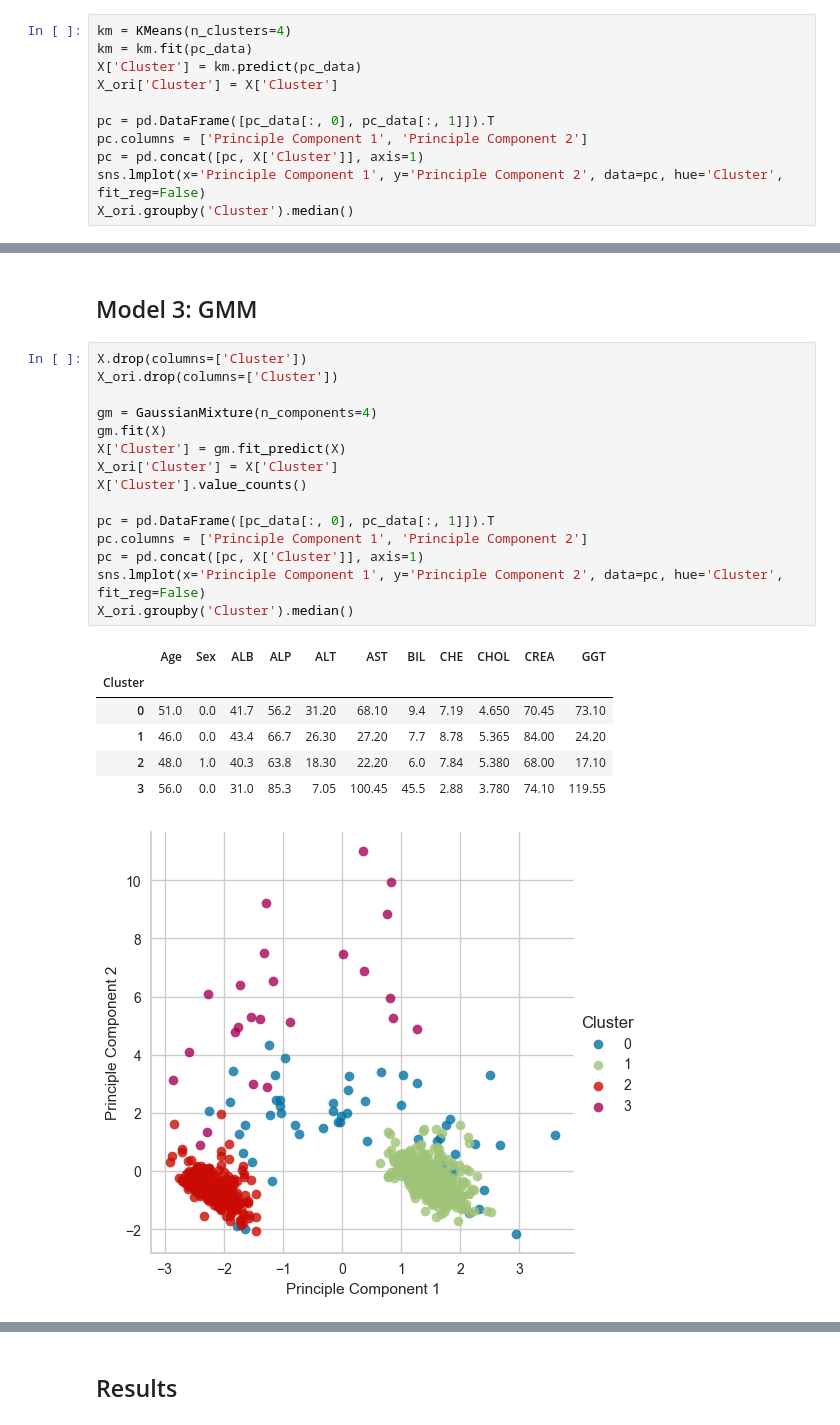
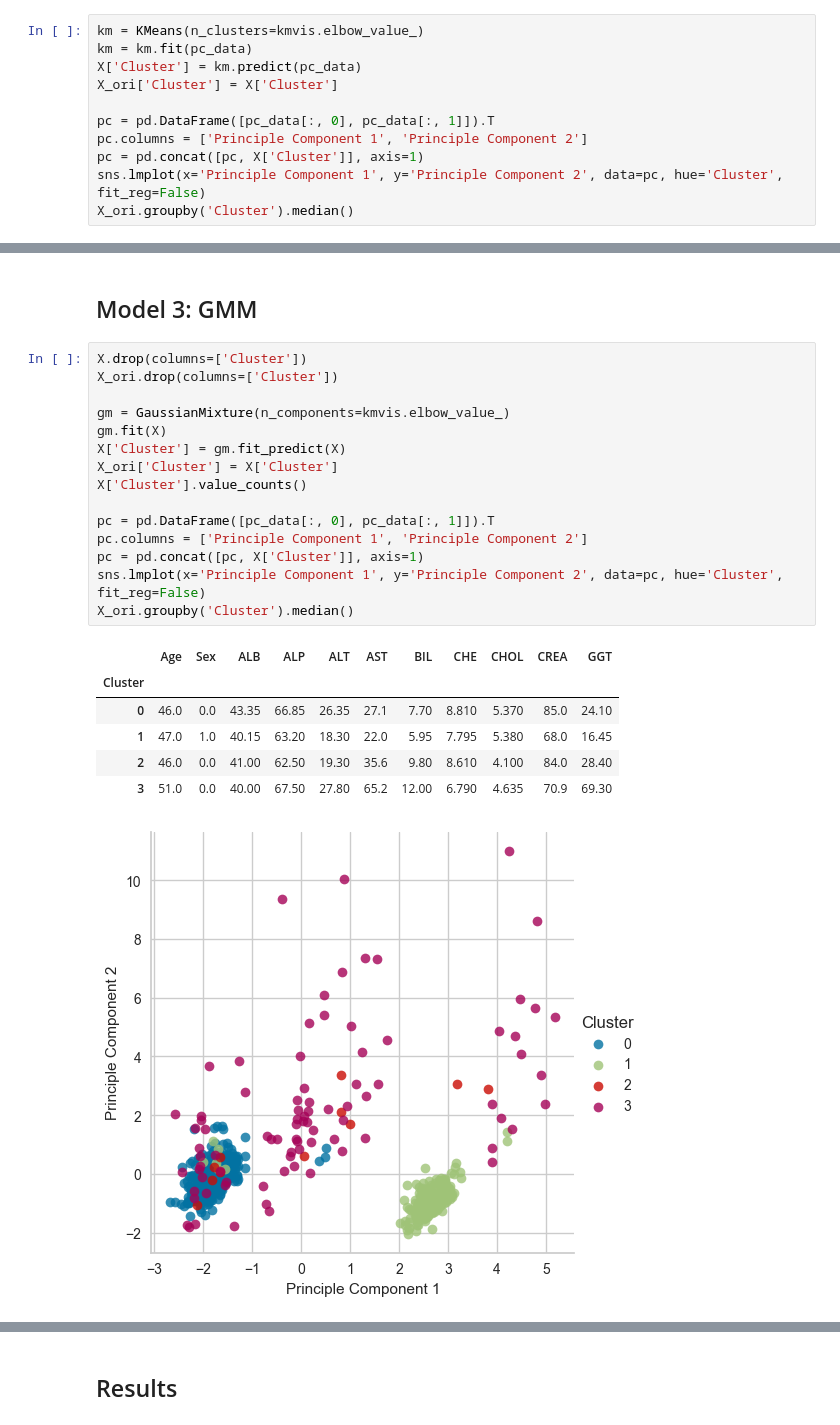
Before and after one commit to rojpa/hcv-clustering, a Jupyter notebook: hcv-clustering.ipynb, the cells around one changed output, grey strips where cells are left out. Drawn from its saved outputs; the diff is of its cells as text.

```diff
--- a/hcv-clustering.ipynb
+++ b/hcv-clustering.ipynb
@@ -213,6 +210,6 @@ kmvis.poof()
 <Axes: title={'center': 'Distortion Score Elbow for KMeans Clustering'}, xlabel='k', ylabel='distortion score'>
 # %%
-km = KMeans(n_clusters=4)
+km = KMeans(n_clusters=kmvis.elbow_value_)
 km = km.fit(pc_data)
 X['Cluster'] = km.predict(pc_data)
 X_ori['Cluster'] = X['Cluster']
@@ -269,26 +267,26 @@ print(db_score)
 # %%
 X.drop(columns=['Cluster'])
 X_ori.drop(columns=['Cluster'])
 
-gm = GaussianMixture(n_components=4)
+gm = GaussianMixture(n_components=kmvis.elbow_value_)
 gm.fit(X)
 X['Cluster'] = gm.fit_predict(X)
 X_ori['Cluster'] = X['Cluster']
 X['Cluster'].value_counts()
 
 pc = pd.DataFrame([pc_data[:, 0], pc_data[:, 1]]).T
 pc.columns = ['Principle Component 1', 'Principle Component 2']
 pc = pd.concat([pc, X['Cluster']], axis=1)
 sns.lmplot(x='Principle Component 1', y='Principle Component 2', data=pc, hue='Cluster', fit_reg=False)
 X_ori.groupby('Cluster').median()
 # %% [output]
 |  | Age | Sex | ALB | ALP | ALT | AST | BIL | CHE | CHOL | CREA | GGT |
 | Cluster |  |  |  |  |  |  |  |  |  |  |  |
-| 0 | 51.0 | 0.0 | 41.7 | 56.2 | 31.20 | 68.10 | 9.4 | 7.19 | 4.650 | 70.45 | 73.10 |
-| 1 | 46.0 | 0.0 | 43.4 | 66.7 | 26.30 | 27.20 | 7.7 | 8.78 | 5.365 | 84.00 | 24.20 |
-| 2 | 48.0 | 1.0 | 40.3 | 63.8 | 18.30 | 22.20 | 6.0 | 7.84 | 5.380 | 68.00 | 17.10 |
-| 3 | 56.0 | 0.0 | 31.0 | 85.3 | 7.05 | 100.45 | 45.5 | 2.88 | 3.780 | 74.10 | 119.55 |
+| 0 | 46.0 | 0.0 | 43.35 | 66.85 | 26.35 | 27.1 | 7.70 | 8.810 | 5.370 | 85.0 | 24.10 |
+| 1 | 47.0 | 1.0 | 40.15 | 63.20 | 18.30 | 22.0 | 5.95 | 7.795 | 5.380 | 68.0 | 16.45 |
+| 2 | 46.0 | 0.0 | 41.00 | 62.50 | 19.30 | 35.6 | 9.80 | 8.610 | 4.100 | 84.0 | 28.40 |
+| 3 | 51.0 | 0.0 | 40.00 | 67.50 | 27.80 | 65.2 | 12.00 | 6.790 | 4.635 | 70.9 | 69.30 |
-[figure, old version]
+[figure, new version]
 # %%
 gm_score = silhouette_score(X, X['Cluster'])
 print(gm_score)
```
Also changed, not shown: parts of 9 cells of this notebook.
